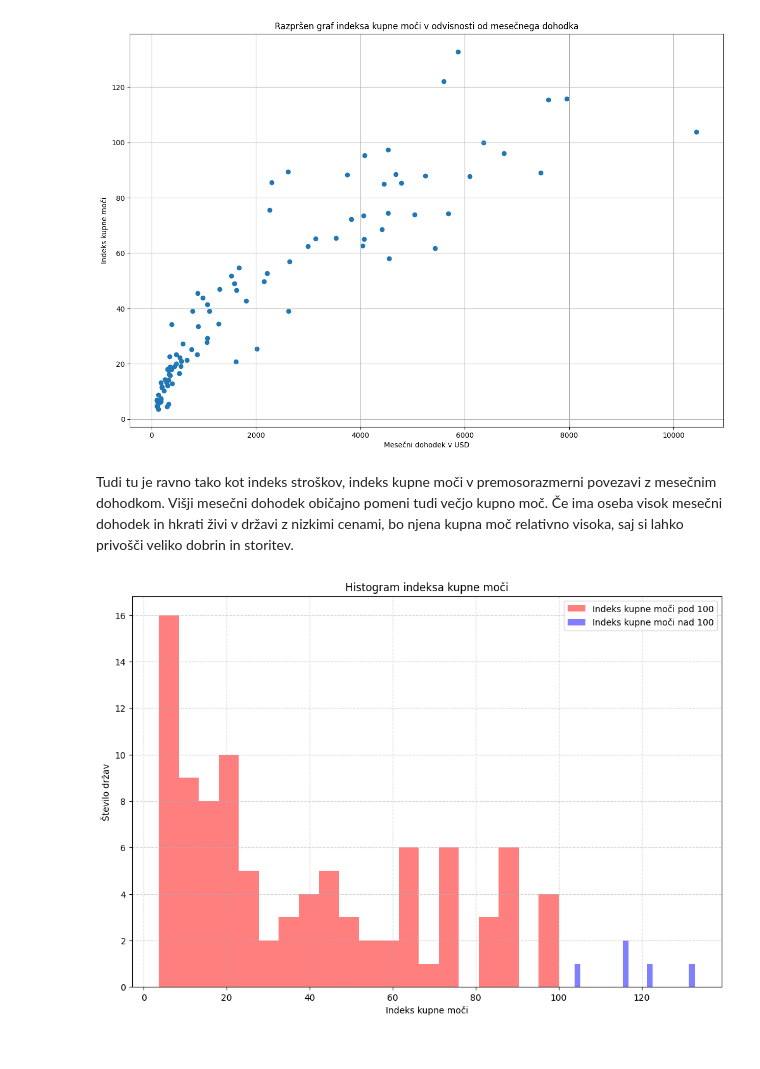
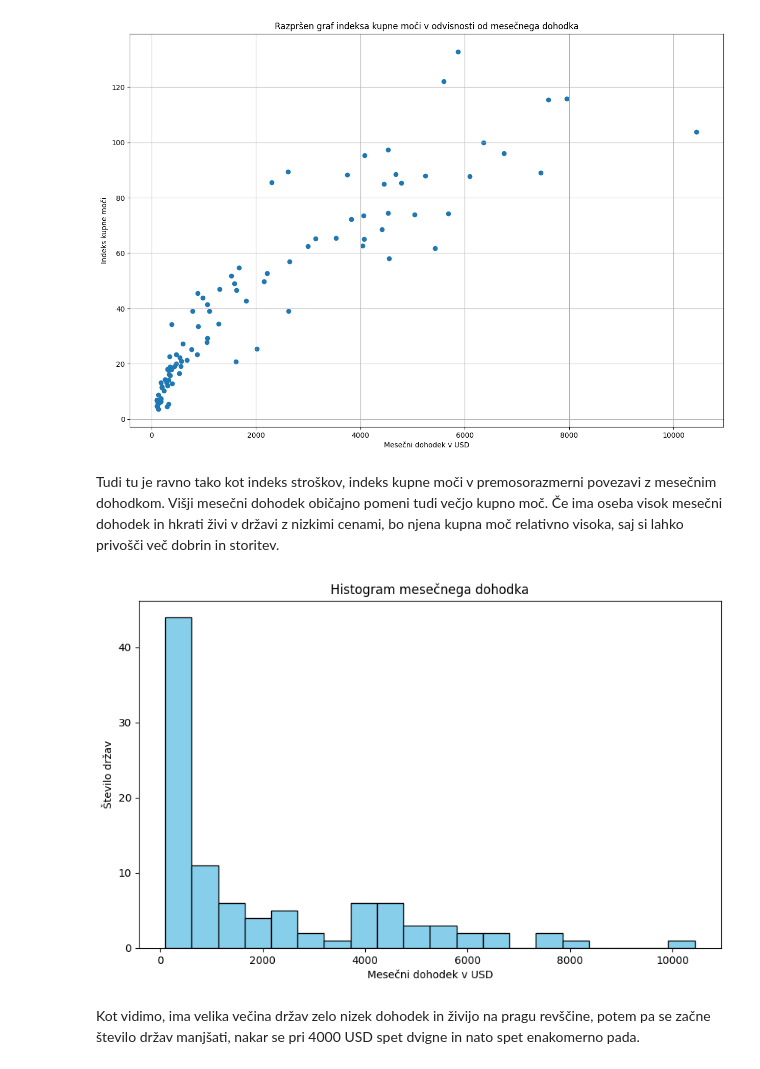
Before and after one commit to maticccc/Matic_Projektna, a Jupyter notebook: obdelava.ipynb, the cells around one changed output. Cells and saved outputs as stored; diff of their text form; code cells hidden in the pictures.

Commit message:
Dodajanje besedila + histogram

```diff
--- a/obdelava.ipynb
+++ b/obdelava.ipynb
@@ -143,27 +195,17 @@ razprsen_graf_kupna_moc(podatki_csv)
 # %% [output]
 [figure]
 # %% [markdown]
-Tudi tu je ravno tako kot indeks stroškov, indeks kupne moči v premosorazmerni povezavi z mesečnim dohodkom. Višji mesečni dohodek običajno pomeni tudi večjo kupno moč. Če ima oseba visok mesečni dohodek in hkrati živi v državi z nizkimi cenami, bo njena kupna moč relativno visoka, saj si lahko privošči veliko dobrin in storitev.
+Tudi tu je ravno tako kot indeks stroškov, indeks kupne moči v premosorazmerni povezavi z mesečnim dohodkom. Višji mesečni dohodek običajno pomeni tudi večjo kupno moč. Če ima oseba visok mesečni dohodek in hkrati živi v državi z nizkimi cenami, bo njena kupna moč relativno visoka, saj si lahko privošči več dobrin in storitev.
-# %%
-# poglejmo zdaj še histogram, ki bo prikazoval podatke o indeksu stroškov držav
-# histogram bo ločen na dva dela; z modro bo obarvan del, kjer so indeksi nad 100, z rdečo pa bodo obarvani tisti z indeksom pod 100
-
-def narisi_histogram(csv_datoteka):
-    # razvrstimo države v dve skupini
-    indeks_nad_100 = csv_datoteka[csv_datoteka['Indeks kupne moci'] > 100]
-    indeks_pod_100 = csv_datoteka[csv_datoteka['Indeks kupne moci'] <= 100]
-    # narišem histogram
-    plt.figure(figsize=(12, 8))
-    plt.hist(indeks_pod_100['Indeks kupne moci'], bins = 20, alpha=0.5, color='r', label='Indeks kupne moči pod 100')
-    plt.hist(indeks_nad_100['Indeks kupne moci'], bins = 20, alpha=0.5, color='b', label='Indeks kupne moči nad 100')
-    plt.xlabel('Indeks kupne moči')
-    plt.ylabel('Število držav')
-    plt.title('Histogram indeksa kupne moči')
-    plt.grid(True, linestyle='--', alpha=0.6)
-    # manjka še legenda
-    plt.legend(loc='upper right')
-    plt.show()
-
-narisi_histogram(podatki_csv)
-# %% [output]
-[figure, removed]
+# %%
+def histogram(csv_datoteka):
+    plt.figure(figsize=(10, 6))
+    plt.hist(csv_datoteka['Mesecni dohodek'], bins=20, color='skyblue', edgecolor='black')
+    plt.title('Histogram mesečnega dohodka')
+    plt.xlabel('Mesečni dohodek v USD')
+    plt.ylabel('Število držav')
+    plt.show()
+histogram(podatki_csv)
+# %% [output]
+[figure, added]
+# %% [markdown]
+Kot vidimo, ima velika večina držav zelo nizek dohodek in živijo na pragu revščine, potem pa se začne število držav manjšati, nakar se pri 4000 USD spet dvigne in nato spet enakomerno pada.
```
Also changed, not shown: parts of 13 cells of this notebook, 2 other files.
